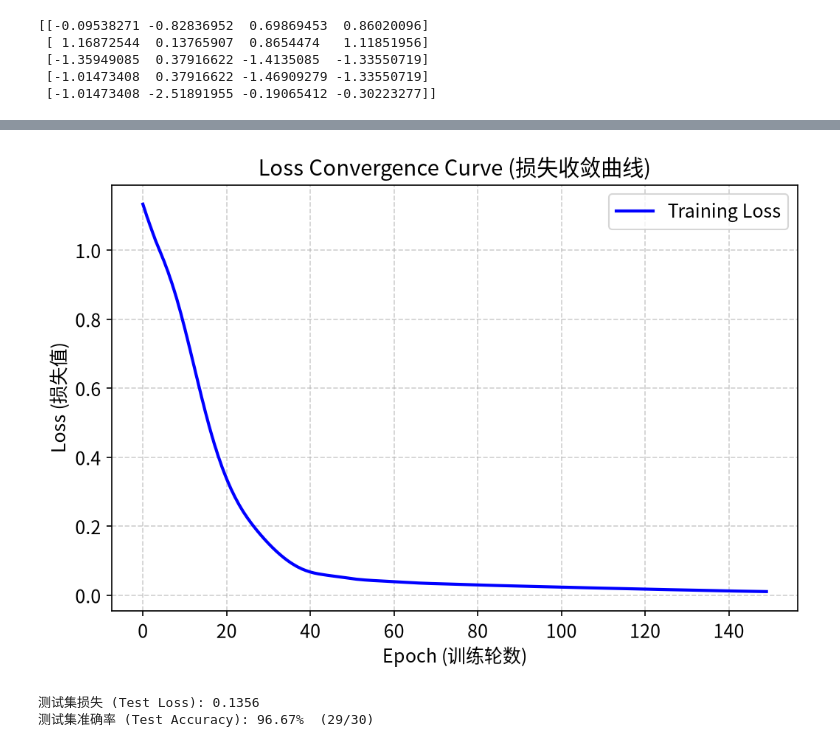
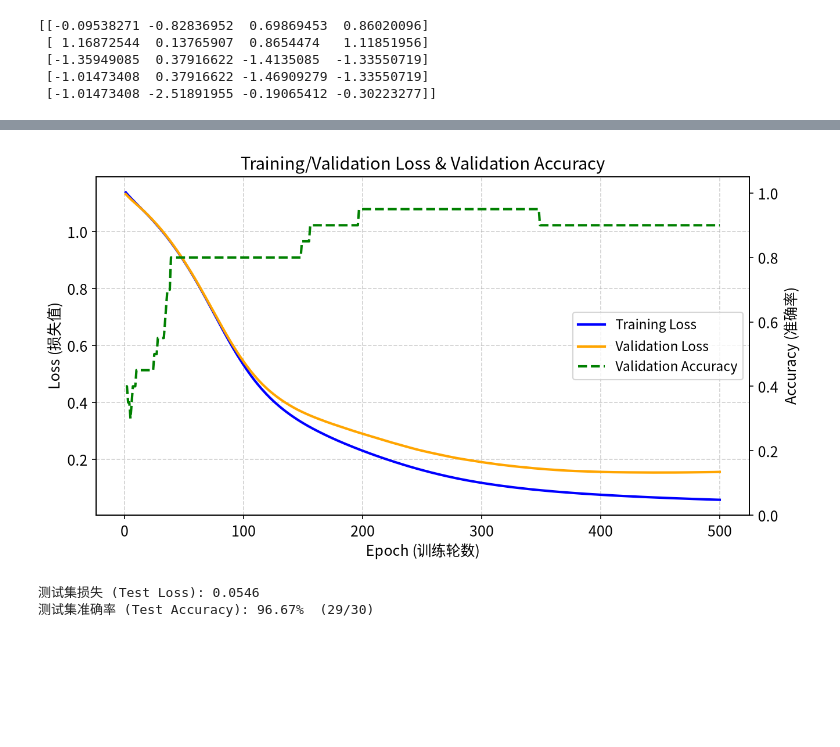
Before and after one commit to xiaoguangjin12345-dev/deep-learning, a Jupyter notebook: ex-1/ex-1.1.ipynb, the cells around one changed output, grey strips where cells are left out. Cells and saved outputs as stored; diff of their text form; code cells hidden in the pictures; blank space fills up the shorter version.

```diff
--- a/ex-1/ex-1.1.ipynb
+++ b/ex-1/ex-1.1.ipynb
@@ -106,7 +106,7 @@ class Net(nn.Module):
 # %%
 model = Net() # 定义模型
 criterion = nn.CrossEntropyLoss() # 损失函数（交叉熵损失）
-optimizer = optim.Adam(model.parameters(), lr = 0.01) # 优化器
+optimizer = optim.Adam(model.parameters(), lr = 0.001) # 优化器
 # %%
 model.train() # 将模型切换到训练状态
 
@@ -144,19 +153,33 @@ for epoch in range(epochs):
 # %%
-# 绘制loss曲线，查看收敛情况
-plt.figure(figsize=(8, 5)) # 设置画布大小，宽8，高5
-plt.plot(loss_history, label='Training Loss', color='blue', linewidth=2)
+# 将 result_history 转为 numpy
+history = np.array(result_history)
+epochs_range = range(1, len(history) + 1)
 
-# 添加标签
-plt.title('Loss Convergence Curve (损失收敛曲线)', fontsize=14)
-plt.xlabel('Epoch (训练轮数)', fontsize=12)
-plt.ylabel('Loss (损失值)', fontsize=12)
+fig, ax1 = plt.subplots(figsize=(9, 5))
 
-plt.grid(True, linestyle='--', alpha=0.6) # 添加网格线，方便看数值
-plt.legend(fontsize=12) # 显示图例
+# 左轴：训练损失 + 验证损失
+line1, = ax1.plot(epochs_range, history[:, 0], label='Training Loss', color='blue', linewidth=2)
+line2, = ax1.plot(epochs_range, history[:, 2], label='Validation Loss', color='orange', linewidth=2)
+ax1.set_xlabel('Epoch (训练轮数)', fontsize=12)
+ax1.set_ylabel('Loss (损失值)', fontsize=12)
+ax1.grid(True, linestyle='--', alpha=0.6)
 
+# 右轴：验证准确率
+ax2 = ax1.twinx()
+line3, = ax2.plot(epochs_range, history[:, 1], label='Validation Accuracy',
+                  color='green', linewidth=2, linestyle='--')
+ax2.set_ylabel('Accuracy (准确率)', fontsize=12)
+ax2.set_ylim(0, 1.05)
+
+# 合并两个 y 轴的图例
+lines = [line1, line2, line3]
+ax1.legend(lines, [l.get_label() for l in lines], loc='center right', fontsize=11)
+
+plt.title('Training/Validation Loss & Validation Accuracy', fontsize=14)
+plt.tight_layout()
 plt.show()
 # %% [output]
-[figure, old version]
+[figure, new version]
 # %%
 model.eval() # 将模型切换到测试状态
 
@@ -166,11 +189,10 @@ with torch.no_grad(): # 关闭梯度计算
     predicted_classes = torch.argmax(test_preds, dim=1)
     correct = (predicted_classes == test_y_tensor).sum().item()
 
-    total = test_y_tensor.size(0)
-    accuracy = correct / total
+    accuracy = correct / test_y_tensor.size(0)
 
 print(f"测试集损失 (Test Loss): {test_loss.item():.4f}")
-print(f"测试集准确率 (Test Accuracy): {accuracy * 100:.2f}%  ({correct}/{total})")
+print(f"测试集准确率 (Test Accuracy): {accuracy * 100:.2f}%  ({correct}/{test_y_tensor.size(0)})")
 # %% [output]
-测试集损失 (Test Loss): 0.1356
+测试集损失 (Test Loss): 0.0546
 测试集准确率 (Test Accuracy): 96.67%  (29/30)
```
Also changed, not shown: parts of 1 cell of this notebook.
